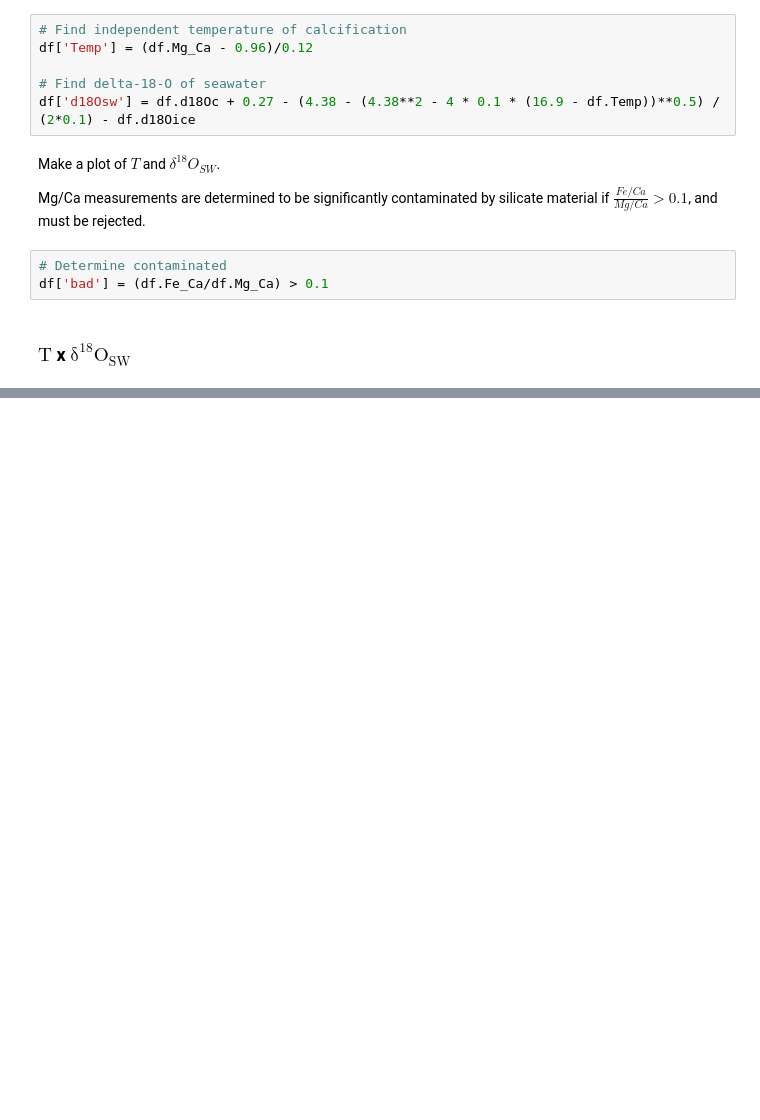
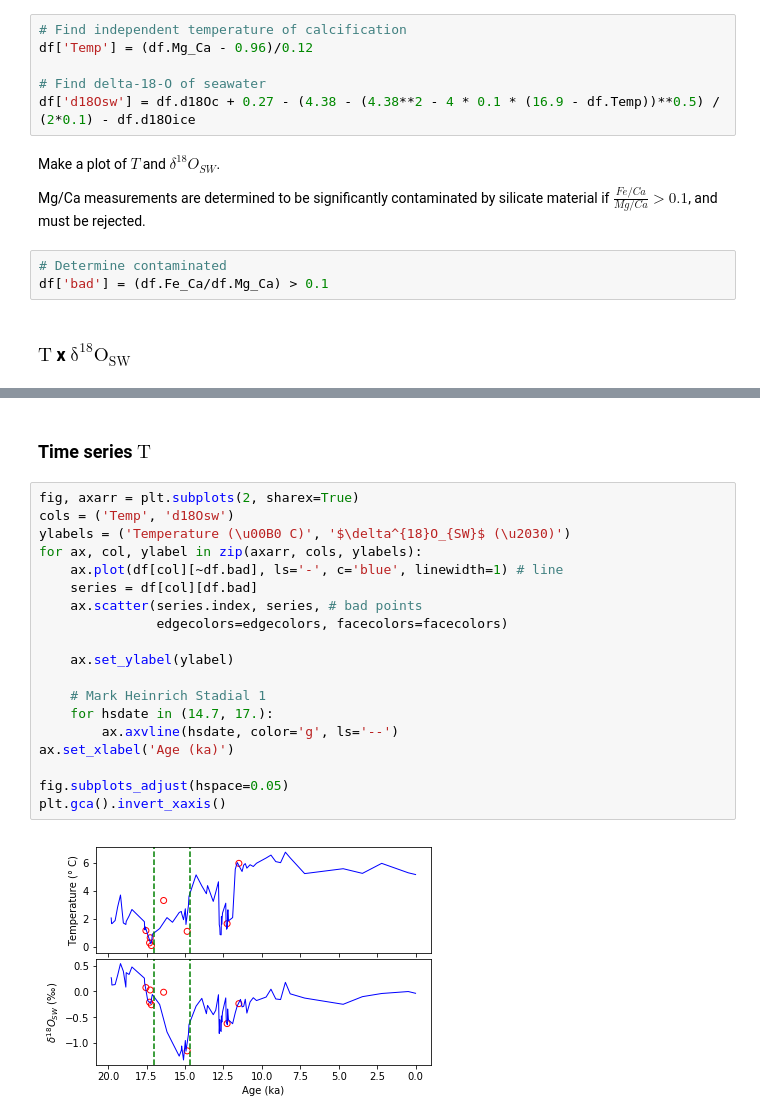
Before and after one commit to stainbank/deglacial-circulation, a Jupyter notebook: exercise1.ipynb, the cells around one changed output, grey strips where cells are left out. Drawn from its saved outputs; the diff is of its cells as text; blank space fills up the shorter version.

Commit message:
Plot panel of del18O and Temp time series

```diff
--- a/exercise1.ipynb
+++ b/exercise1.ipynb
@@ -50 +50,24 @@ ax.set_ylabel('$\delta^{18}O_{SW}$ (\u2030)')
 [figure]
+# %% [markdown]
+### Time series $\mathrm{T}$
+# %%
+fig, axarr = plt.subplots(2, sharex=True)
+cols = ('Temp', 'd18Osw')
+ylabels = ('Temperature (\u00B0 C)', '$\delta^{18}O_{SW}$ (\u2030)')
+for ax, col, ylabel in zip(axarr, cols, ylabels):
+    ax.plot(df[col][~df.bad], ls='-', c='blue', linewidth=1) # line
+    series = df[col][df.bad]
+    ax.scatter(series.index, series, # bad points
+               edgecolors=edgecolors, facecolors=facecolors)
+
+    ax.set_ylabel(ylabel)
+
+    # Mark Heinrich Stadial 1
+    for hsdate in (14.7, 17.):
+        ax.axvline(hsdate, color='g', ls='--')
+ax.set_xlabel('Age (ka)')
+
+fig.subplots_adjust(hspace=0.05)
+plt.gca().invert_xaxis()
+# %% [output]
+[figure, added]
```
Also changed, not shown: parts of 1 cell of this notebook.
